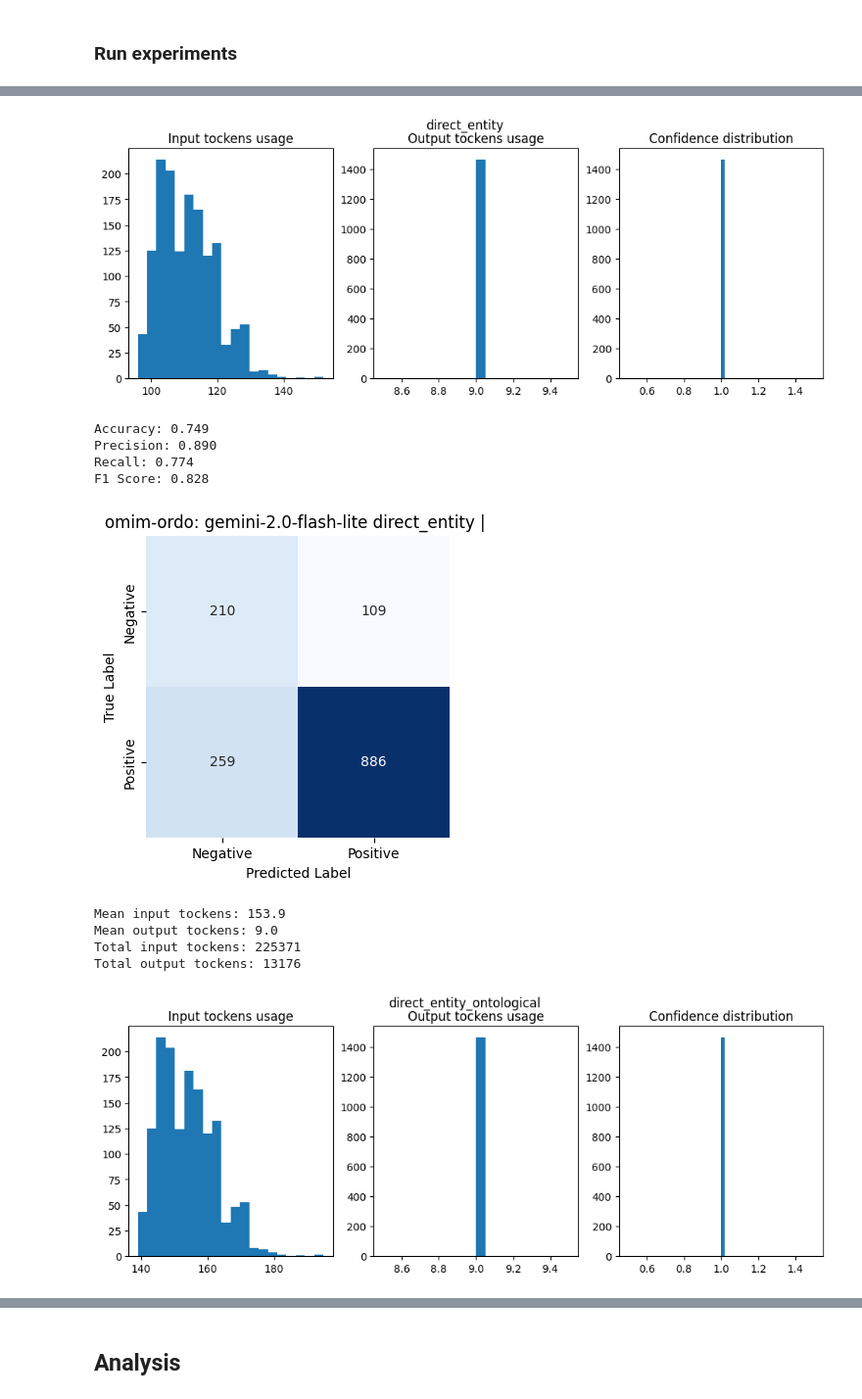
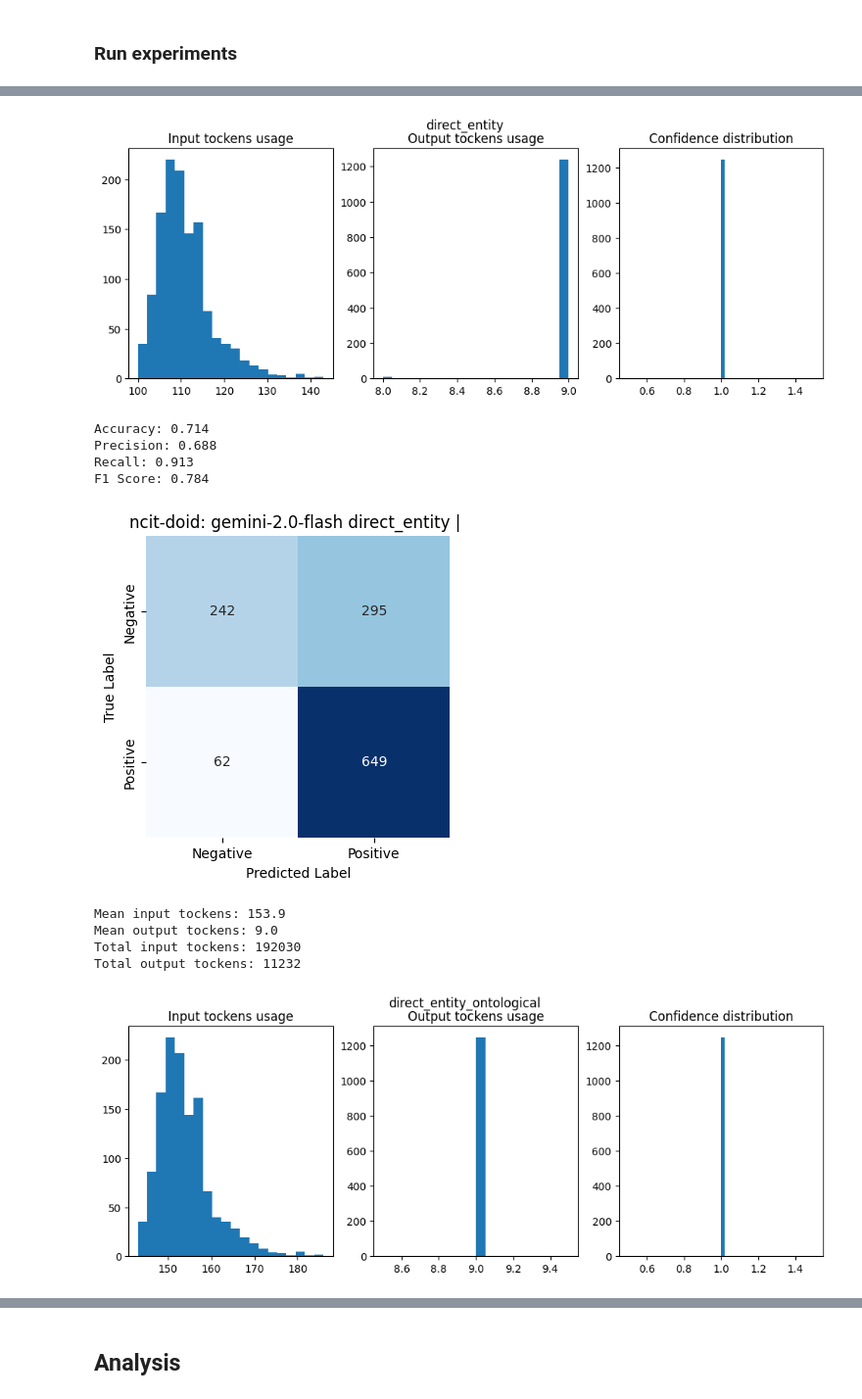
Before and after one commit to city-artificial-intelligence/logmap-llm-exp, a Jupyter notebook: notebooks/parents_experiments.ipynb, the cells around one changed output, grey strips where cells are left out. Shown at 98% size. Cells and saved outputs as stored; diff of their text form; code cells hidden in the pictures.

Commit message:
ncit-doid runs

```diff
--- a/notebooks/parents_experiments.ipynb
+++ b/notebooks/parents_experiments.ipynb
@@ -48,8 +51,8 @@ llm_oracle.add_system_context(BASELINE_INITIALIZATION_MESSAGE)
 # DATASET_NAME, SET_NAME = "anatomy", "human-mouse"
 # SOURCE_ONTOLOGY, TARGET_ONTOLOGY = "mouse", "human"
 
-DATASET_NAME, SET_NAME = "bioml-2024", "omim-ordo"
-SOURCE_ONTOLOGY, TARGET_ONTOLOGY = "omim", "ordo"
+DATASET_NAME, SET_NAME = "bioml-2024", "ncit-doid"
+SOURCE_ONTOLOGY, TARGET_ONTOLOGY = SET_NAME.split("-")
 
 src_onto_path = DATA_DIR / DATASET_NAME / SET_NAME / f"{SOURCE_ONTOLOGY}.owl"
 tgt_onto_path = DATA_DIR / DATASET_NAME / SET_NAME / f"{TARGET_ONTOLOGY}.owl"
@@ -426,7 +429,7 @@ Do they mean the same thing? Respond with "True" or "False".
 ### Run experiments
 # %%
 MAX_WORKERS = 25
-MODEL = "gemini-2.0-flash-lite"  # "gpt-4o-mini"
+MODEL = "gemini-2.0-flash"  # "gpt-4o-mini"
 
 oracle_candidate_pairs_path = format_oracle_pairs_filepath(DATASET_NAME, SET_NAME)
 
@@ -463,7 +466,7 @@ for current_exp_name, prompt_function in EXP_NAMES_TO_PROMPT_FUNCTIONS.items():
             cm_save_path=diagram_path,
             stats_path=stats_path,
         )
-    except Exception as e:
+    except Exception as e:  # noqa: BLE001
         print(f"Error: {e}")
 
     print("\n")
@@ -477,11 +480,11 @@ Total output tockens: 13176
-[figure, old version]
+[figure, new version]
-Accuracy: 0.749
-Precision: 0.890
-Recall: 0.774
-F1 Score: 0.828
+Accuracy: 0.714
+Precision: 0.688
+Recall: 0.913
+F1 Score: 0.784
-[figure, old version]
+[figure, new version]
 Mean input tockens: 153.9
 Mean output tockens: 9.0
-Total input tockens: 225371
-Total output tockens: 13176
+Total input tockens: 192030
+Total output tockens: 11232
-[figure, old version]
+[figure, new version]
```
Also changed, not shown: parts of 9 cells of this notebook, 1 other file.
